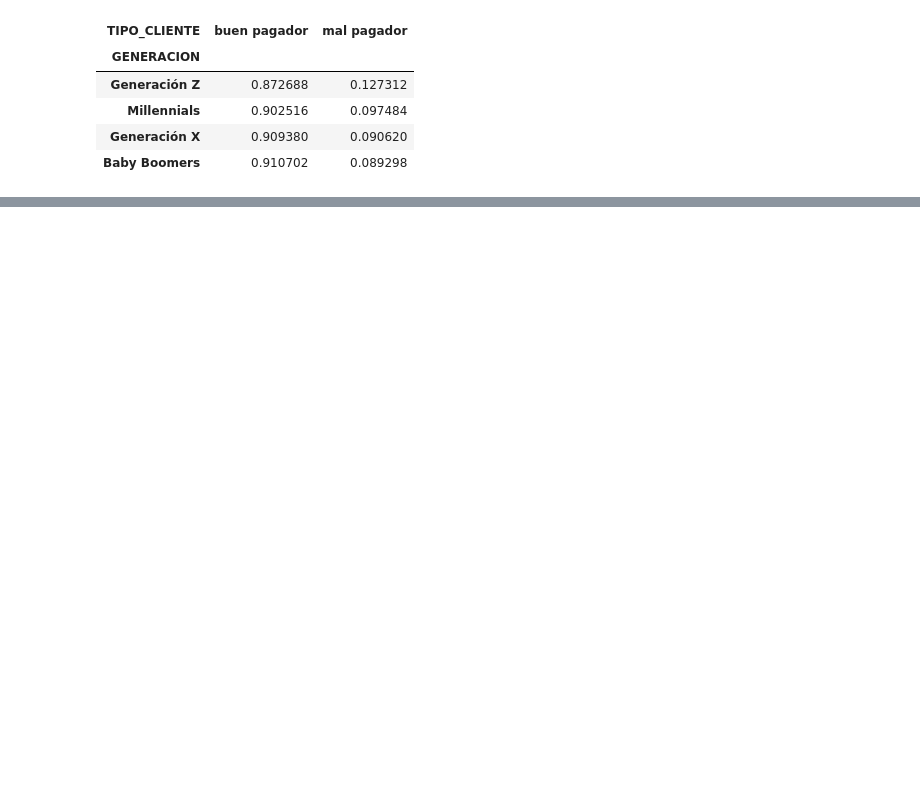
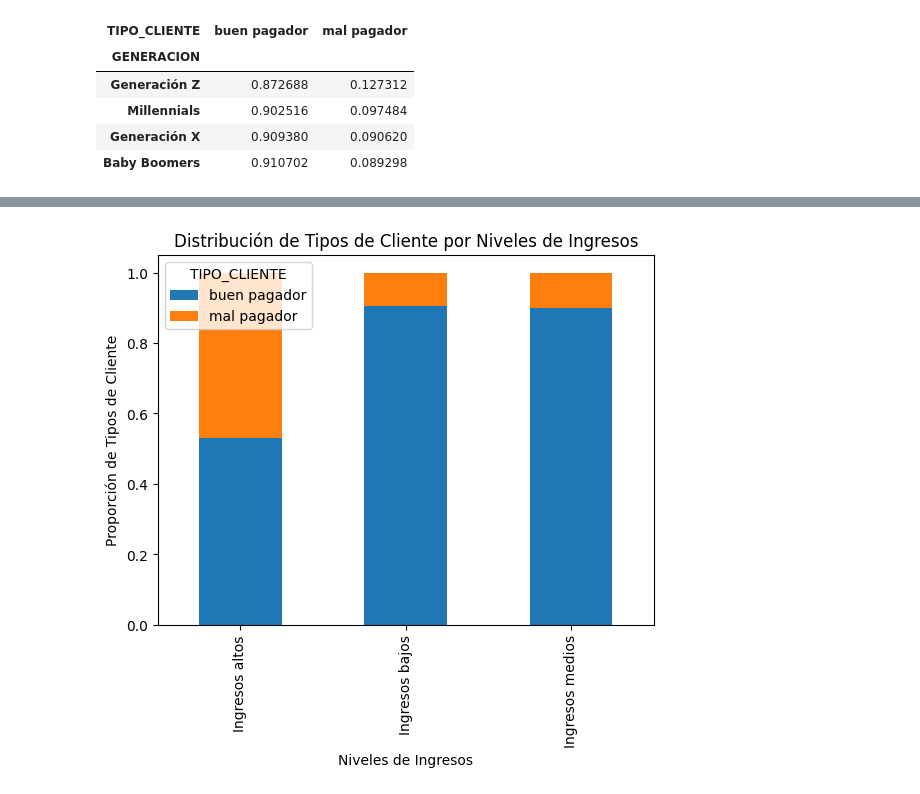
Before and after one commit to ajalca/cbe_customer_classification, a Jupyter notebook: VISA - Grupo 5.ipynb, the cells around one changed output, grey strips where cells are left out. Cells and saved outputs as stored; diff of their text form; code cells hidden in the pictures; blank space fills up the shorter version.

```diff
--- a/VISA - Grupo 5.ipynb
+++ b/VISA - Grupo 5.ipynb
@@ -516,0 +788,3 @@ generacion_df.reindex(["Generación Z", "Millennials", "Generación X", "Baby Bo
+# %%
+ingresos_df = pd.crosstab(clientes_df["NIVEL_INGRESOS"], clientes_df["TIPO_CLIENTE"], normalize="index")
+ingresos_df
@@ -516,0 +805,8 @@ generacion_df.reindex(["Generación Z", "Millennials", "Generación X", "Baby Bo
+# %%
+ingresos_df.plot(kind='bar', stacked=True)
+plt.xlabel('Niveles de Ingresos')
+plt.ylabel('Proporción de Tipos de Cliente')
+plt.title('Distribución de Tipos de Cliente por Niveles de Ingresos')
+plt.show()
+# %% [output]
+[figure, added]
```
Also changed, not shown: parts of 40 cells of this notebook.
